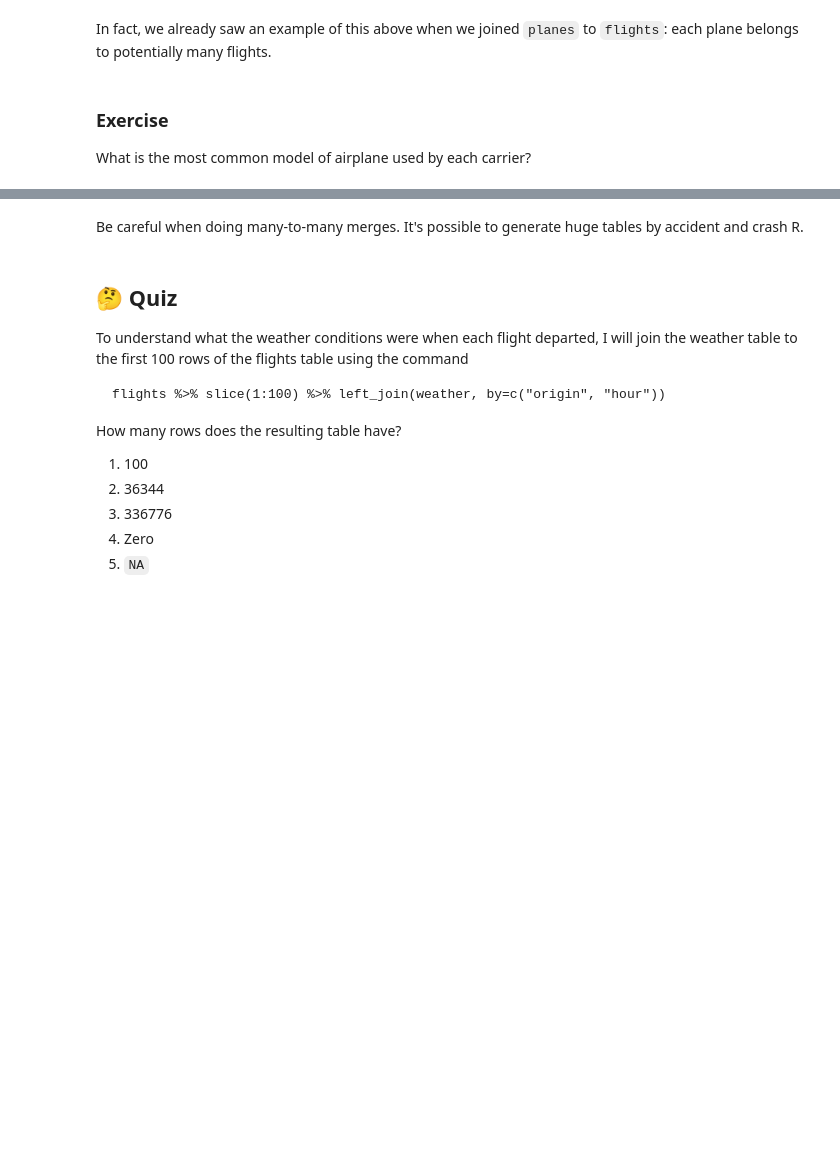
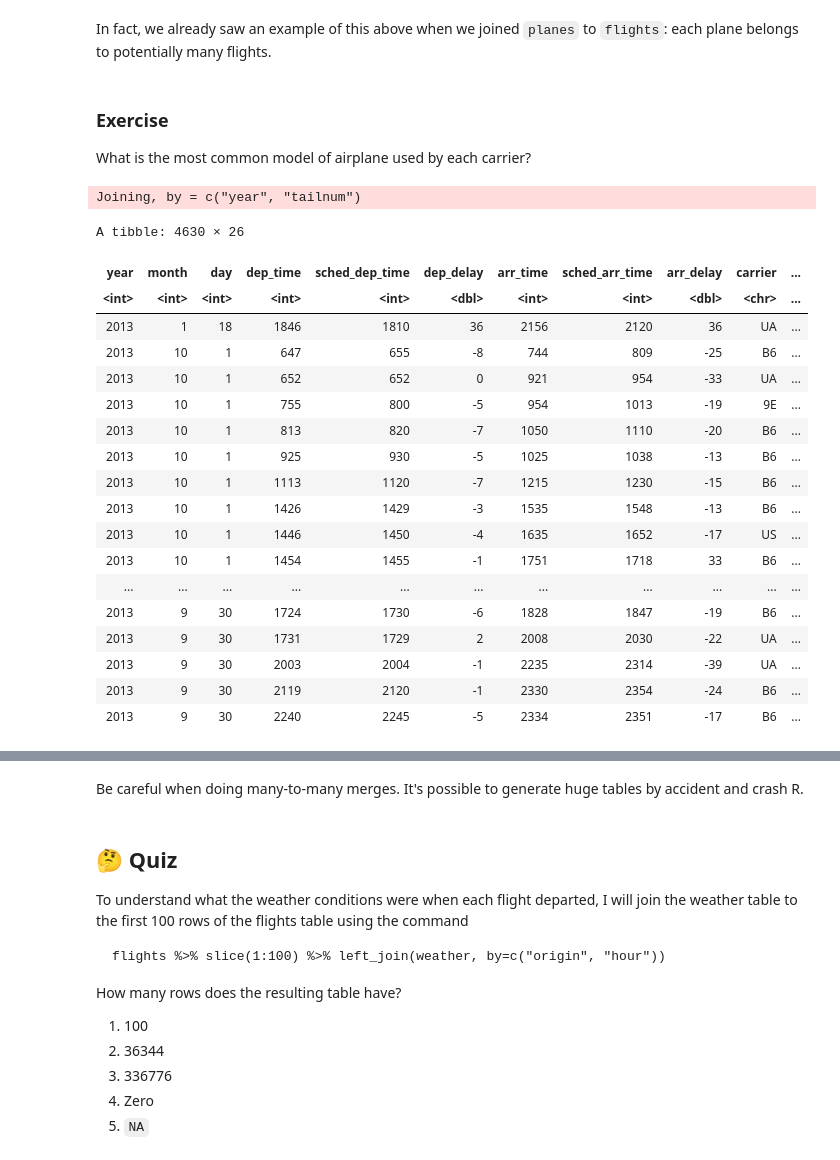
Before and after one commit to 1109Honey1204/honeys-mvc-site, a Jupyter notebook: lectures/week6/lecture08.ipynb, the cells around one changed output, grey strips where cells are left out. Cells and saved outputs as stored; diff of their text form; code cells hidden in the pictures; blank space fills up the shorter version.

```diff
--- a/lectures/week6/lecture08.ipynb
+++ b/lectures/week6/lecture08.ipynb
@@ -415,6 +413,28 @@ In fact, we already saw an example of this above when we joined `planes` to `fli
 What is the most common model of airplane used by each carrier?
 # %%
 # most common model
+inner_join(flights,planes)
+# %% [output]
+Joining, by = c("year", "tailnum")
+A tibble: 4630 × 26
+| year | month | day | dep_time | sched_dep_time | dep_delay | arr_time | sched_arr_time | arr_delay | carrier | ... |
+| <int> | <int> | <int> | <int> | <int> | <dbl> | <int> | <int> | <dbl> | <chr> | ... |
+| 2013 | 1 | 18 | 1846 | 1810 | 36 | 2156 | 2120 | 36 | UA | ... |
+| 2013 | 10 | 1 | 647 | 655 | -8 | 744 | 809 | -25 | B6 | ... |
+| 2013 | 10 | 1 | 652 | 652 | 0 | 921 | 954 | -33 | UA | ... |
+| 2013 | 10 | 1 | 755 | 800 | -5 | 954 | 1013 | -19 | 9E | ... |
+| 2013 | 10 | 1 | 813 | 820 | -7 | 1050 | 1110 | -20 | B6 | ... |
+| 2013 | 10 | 1 | 925 | 930 | -5 | 1025 | 1038 | -13 | B6 | ... |
+| 2013 | 10 | 1 | 1113 | 1120 | -7 | 1215 | 1230 | -15 | B6 | ... |
+| 2013 | 10 | 1 | 1426 | 1429 | -3 | 1535 | 1548 | -13 | B6 | ... |
+| 2013 | 10 | 1 | 1446 | 1450 | -4 | 1635 | 1652 | -17 | US | ... |
+| 2013 | 10 | 1 | 1454 | 1455 | -1 | 1751 | 1718 | 33 | B6 | ... |
+| ... | ... | ... | ... | ... | ... | ... | ... | ... | ... | ... |
+| 2013 | 9 | 30 | 1724 | 1730 | -6 | 1828 | 1847 | -19 | B6 | ... |
+| 2013 | 9 | 30 | 1731 | 1729 | 2 | 2008 | 2030 | -22 | UA | ... |
+| 2013 | 9 | 30 | 2003 | 2004 | -1 | 2235 | 2314 | -39 | UA | ... |
+| 2013 | 9 | 30 | 2119 | 2120 | -1 | 2330 | 2354 | -24 | B6 | ... |
+| 2013 | 9 | 30 | 2240 | 2245 | -5 | 2334 | 2351 | -17 | B6 | ... |
 # %% [markdown]
 ##### Both tables have duplicate keys
 This represents a many-to-many join and is usually an error since they key does not uniquely identify observations in either table. Joining duplicated keys results in the Cartesian product of all the possible matches:
```
Also changed, not shown: parts of 8 cells of this notebook.
